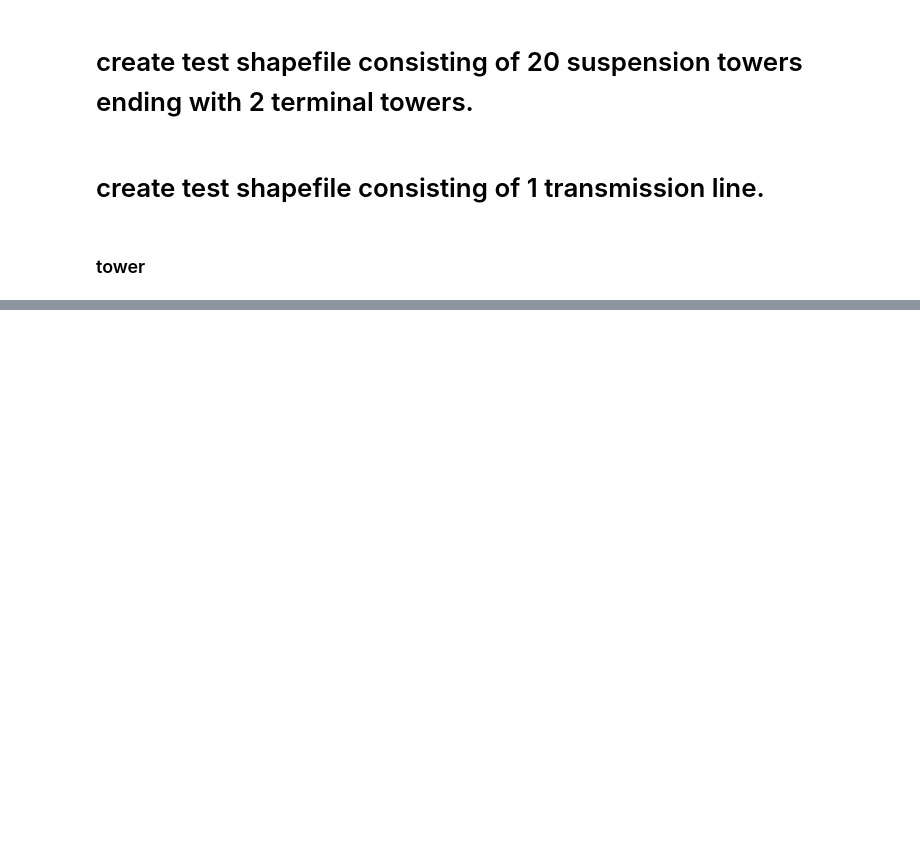
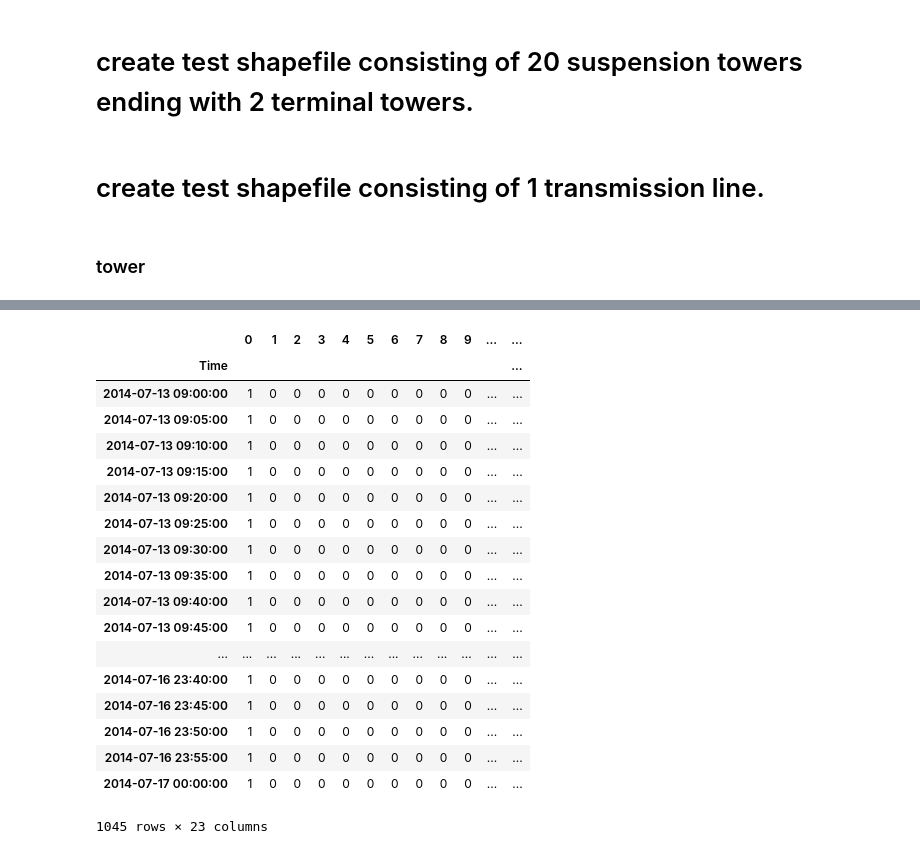
Before and after one commit to GeoscienceAustralia/wistl, a Jupyter notebook: Untitled.ipynb, the cells around one changed output, grey strips where cells are left out. Drawn from its saved outputs; the diff is of its cells as text; code cells hidden in the pictures; blank space fills up the shorter version.

```diff
--- a/Untitled.ipynb
+++ b/Untitled.ipynb
@@ -115,0 +154,22 @@ from wistl.config import Config
+# %%
+line.prob_no_damage['collapse']
+# %% [output]
+|  | 0 | 1 | 2 | 3 | 4 | 5 | 6 | 7 | 8 | 9 | ... | ... |
+| Time |  |  |  |  |  |  |  |  |  |  |  | ... |
+| 2014-07-13 09:00:00 | 1 | 0 | 0 | 0 | 0 | 0 | 0 | 0 | 0 | 0 | ... | ... |
+| 2014-07-13 09:05:00 | 1 | 0 | 0 | 0 | 0 | 0 | 0 | 0 | 0 | 0 | ... | ... |
+| 2014-07-13 09:10:00 | 1 | 0 | 0 | 0 | 0 | 0 | 0 | 0 | 0 | 0 | ... | ... |
+| 2014-07-13 09:15:00 | 1 | 0 | 0 | 0 | 0 | 0 | 0 | 0 | 0 | 0 | ... | ... |
+| 2014-07-13 09:20:00 | 1 | 0 | 0 | 0 | 0 | 0 | 0 | 0 | 0 | 0 | ... | ... |
+| 2014-07-13 09:25:00 | 1 | 0 | 0 | 0 | 0 | 0 | 0 | 0 | 0 | 0 | ... | ... |
+| 2014-07-13 09:30:00 | 1 | 0 | 0 | 0 | 0 | 0 | 0 | 0 | 0 | 0 | ... | ... |
+| 2014-07-13 09:35:00 | 1 | 0 | 0 | 0 | 0 | 0 | 0 | 0 | 0 | 0 | ... | ... |
+| 2014-07-13 09:40:00 | 1 | 0 | 0 | 0 | 0 | 0 | 0 | 0 | 0 | 0 | ... | ... |
+| 2014-07-13 09:45:00 | 1 | 0 | 0 | 0 | 0 | 0 | 0 | 0 | 0 | 0 | ... | ... |
+| ... | ... | ... | ... | ... | ... | ... | ... | ... | ... | ... | ... | ... |
+| 2014-07-16 23:40:00 | 1 | 0 | 0 | 0 | 0 | 0 | 0 | 0 | 0 | 0 | ... | ... |
+| 2014-07-16 23:45:00 | 1 | 0 | 0 | 0 | 0 | 0 | 0 | 0 | 0 | 0 | ... | ... |
+| 2014-07-16 23:50:00 | 1 | 0 | 0 | 0 | 0 | 0 | 0 | 0 | 0 | 0 | ... | ... |
+| 2014-07-16 23:55:00 | 1 | 0 | 0 | 0 | 0 | 0 | 0 | 0 | 0 | 0 | ... | ... |
+| 2014-07-17 00:00:00 | 1 | 0 | 0 | 0 | 0 | 0 | 0 | 0 | 0 | 0 | ... | ... |
+1045 rows × 23 columns
```
Also changed, not shown: parts of 45 cells of this notebook, 7 other files.
